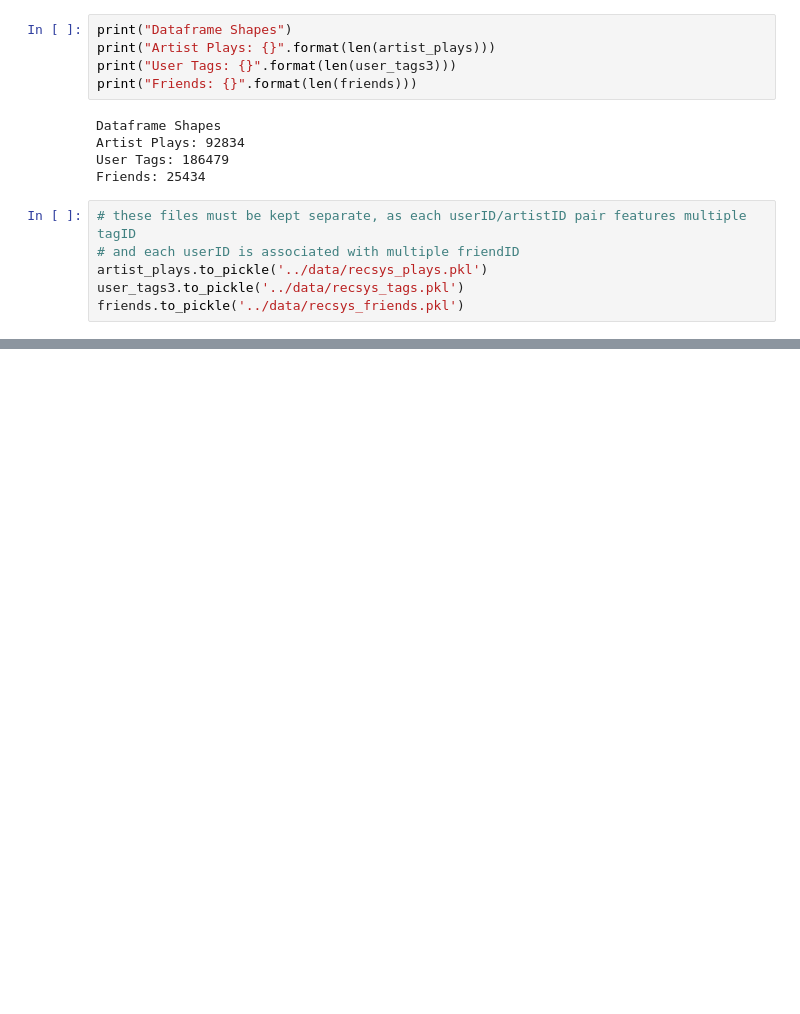
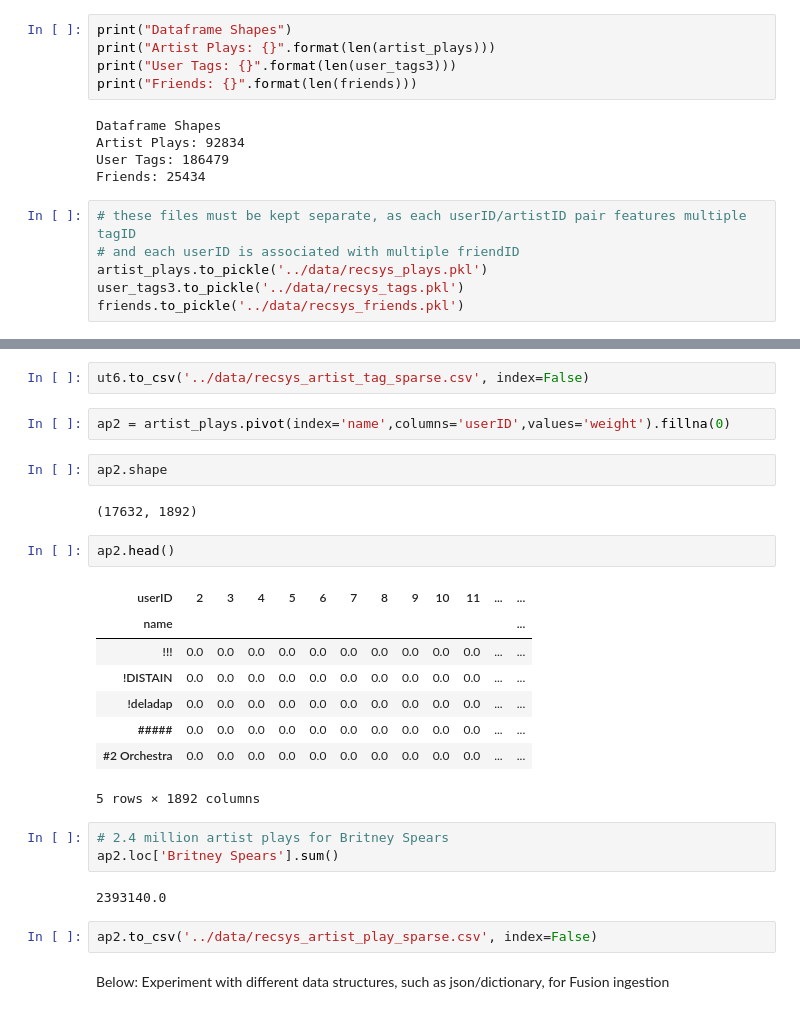
Before and after one commit to cipher813/recommender_system, a Jupyter notebook: notebooks/LastFM_Recommender_DataCleaning.ipynb, the cells around one changed output, grey strips where cells are left out. Drawn from its saved outputs; the diff is of its cells as text; blank space fills up the shorter version.

Commit message:
adding sparse matrix to csv functionality

```diff
--- a/notebooks/LastFM_Recommender_DataCleaning.ipynb
+++ b/notebooks/LastFM_Recommender_DataCleaning.ipynb
@@ -146,0 +185,28 @@ artist_plays.to_csv('../data/recsys_plays.csv', index=False)
+# %%
+ut6.to_csv('../data/recsys_artist_tag_sparse.csv', index=False)
+# %%
+ap2 = artist_plays.pivot(index='name',columns='userID',values='weight').fillna(0)
+# %%
+ap2.shape
+# %% [output]
+(17632, 1892)
+# %%
+ap2.head()
+# %% [output]
+| userID | 2 | 3 | 4 | 5 | 6 | 7 | 8 | 9 | 10 | 11 | ... | ... |
+| name |  |  |  |  |  |  |  |  |  |  |  | ... |
+| !!! | 0.0 | 0.0 | 0.0 | 0.0 | 0.0 | 0.0 | 0.0 | 0.0 | 0.0 | 0.0 | ... | ... |
+| !DISTAIN | 0.0 | 0.0 | 0.0 | 0.0 | 0.0 | 0.0 | 0.0 | 0.0 | 0.0 | 0.0 | ... | ... |
+| !deladap | 0.0 | 0.0 | 0.0 | 0.0 | 0.0 | 0.0 | 0.0 | 0.0 | 0.0 | 0.0 | ... | ... |
+| ##### | 0.0 | 0.0 | 0.0 | 0.0 | 0.0 | 0.0 | 0.0 | 0.0 | 0.0 | 0.0 | ... | ... |
+| #2 Orchestra | 0.0 | 0.0 | 0.0 | 0.0 | 0.0 | 0.0 | 0.0 | 0.0 | 0.0 | 0.0 | ... | ... |
+5 rows × 1892 columns
+# %%
+# 2.4 million artist plays for Britney Spears
+ap2.loc['Britney Spears'].sum()
+# %% [output]
+2393140.0
+# %%
+ap2.to_csv('../data/recsys_artist_play_sparse.csv', index=False)
+# %% [markdown]
+Below: Experiment with different data structures, such as json/dictionary, for Fusion ingestion
```
Also changed, not shown: parts of 13 cells of this notebook.
